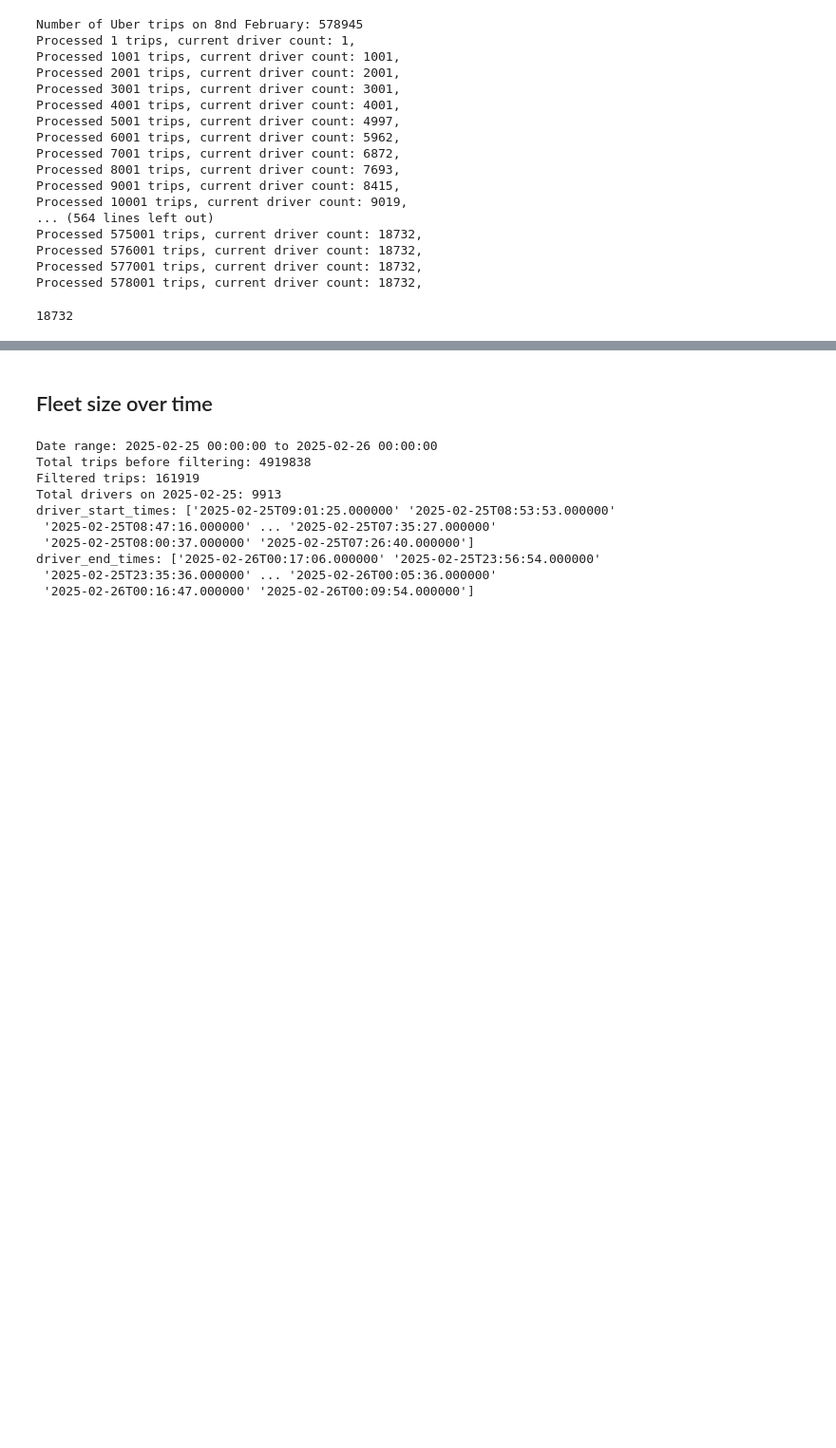
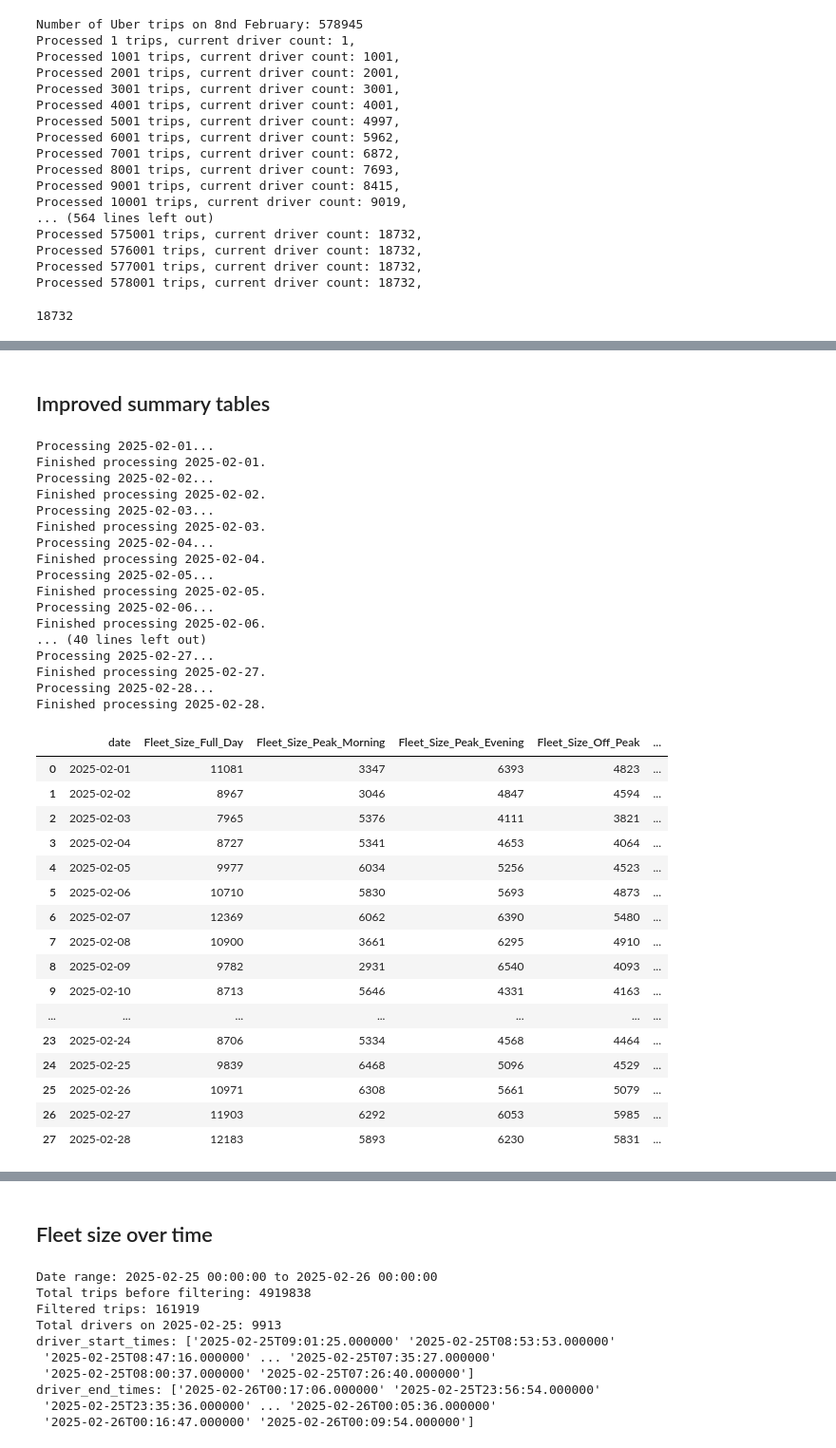
Before and after one commit to hendrikmehl/Thesis_HME, a Jupyter notebook: Code/notebooks/fleet_size.ipynb, the cells around one changed output, grey strips where cells are left out. Shown at 95% size. Drawn from its saved outputs; the diff is of its cells as text; code cells hidden in the pictures; blank space fills up the shorter version.

```diff
--- a/Code/notebooks/fleet_size.ipynb
+++ b/Code/notebooks/fleet_size.ipynb
@@ -309,0 +381,47 @@ Processed 578001 trips, current driver count: 18732,
+# %% [markdown]
+## Improved summary tables
+# %%
+import src.fleet_size.link_sequential_trips as link_sequential_trips
+importlib.reload(link_sequential_trips)
+
+# only use Lyft trips
+lyft_trip_data = trip_data[trip_data['company'] == 'Lyft']
+
+lyft_fleet_size_summary = link_sequential_trips.create_fleet_size_summary_table_improved(lyft_trip_data, matrix)
+lyft_fleet_size_summary.to_csv('../data/processed/lyft_fleet_size_summary_improved.csv', index=False)
+lyft_fleet_size_summary
+# %% [output]
+Processing 2025-02-01...
+Finished processing 2025-02-01.
+Processing 2025-02-02...
+Finished processing 2025-02-02.
+Processing 2025-02-03...
+Finished processing 2025-02-03.
+Processing 2025-02-04...
+Finished processing 2025-02-04.
+Processing 2025-02-05...
+Finished processing 2025-02-05.
+Processing 2025-02-06...
+Finished processing 2025-02-06.
+... (40 lines left out)
+Processing 2025-02-27...
+Finished processing 2025-02-27.
+Processing 2025-02-28...
+Finished processing 2025-02-28.
+|  | date | Fleet_Size_Full_Day | Fleet_Size_Peak_Morning | Fleet_Size_Peak_Evening | Fleet_Size_Off_Peak | ... |
+| 0 | 2025-02-01 | 11081 | 3347 | 6393 | 4823 | ... |
+| 1 | 2025-02-02 | 8967 | 3046 | 4847 | 4594 | ... |
+| 2 | 2025-02-03 | 7965 | 5376 | 4111 | 3821 | ... |
+| 3 | 2025-02-04 | 8727 | 5341 | 4653 | 4064 | ... |
+| 4 | 2025-02-05 | 9977 | 6034 | 5256 | 4523 | ... |
+| 5 | 2025-02-06 | 10710 | 5830 | 5693 | 4873 | ... |
+| 6 | 2025-02-07 | 12369 | 6062 | 6390 | 5480 | ... |
+| 7 | 2025-02-08 | 10900 | 3661 | 6295 | 4910 | ... |
+| 8 | 2025-02-09 | 9782 | 2931 | 6540 | 4093 | ... |
+| 9 | 2025-02-10 | 8713 | 5646 | 4331 | 4163 | ... |
+| ... | ... | ... | ... | ... | ... | ... |
+| 23 | 2025-02-24 | 8706 | 5334 | 4568 | 4464 | ... |
+| 24 | 2025-02-25 | 9839 | 6468 | 5096 | 4529 | ... |
+| 25 | 2025-02-26 | 10971 | 6308 | 5661 | 5079 | ... |
+| 26 | 2025-02-27 | 11903 | 6292 | 6053 | 5985 | ... |
+| 27 | 2025-02-28 | 12183 | 5893 | 6230 | 5831 | ... |
```
Also changed, not shown: parts of 9 cells of this notebook, 10 other files.
